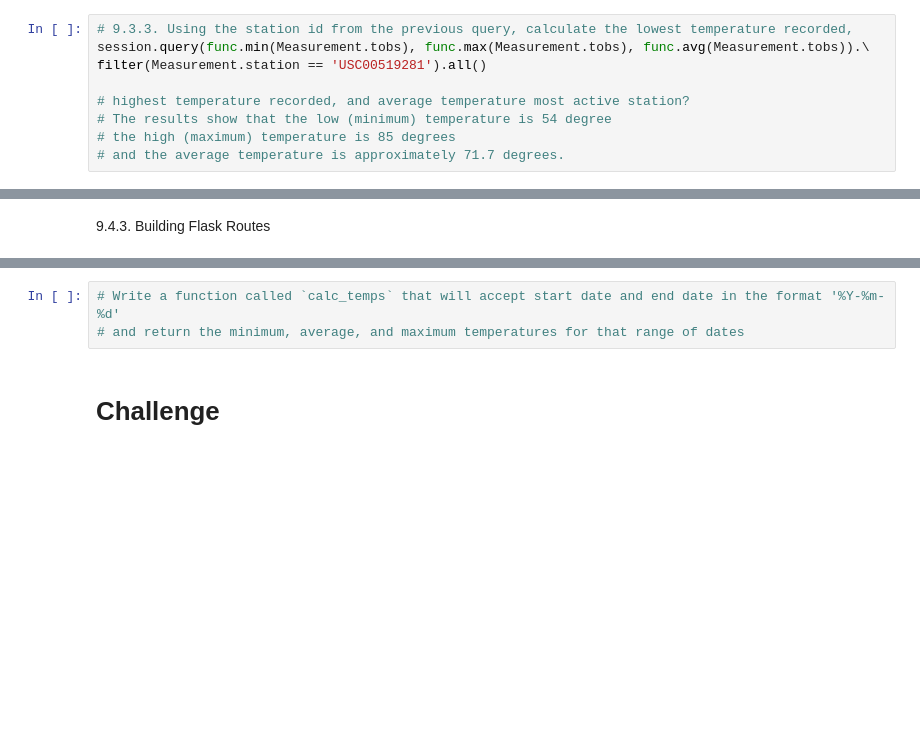
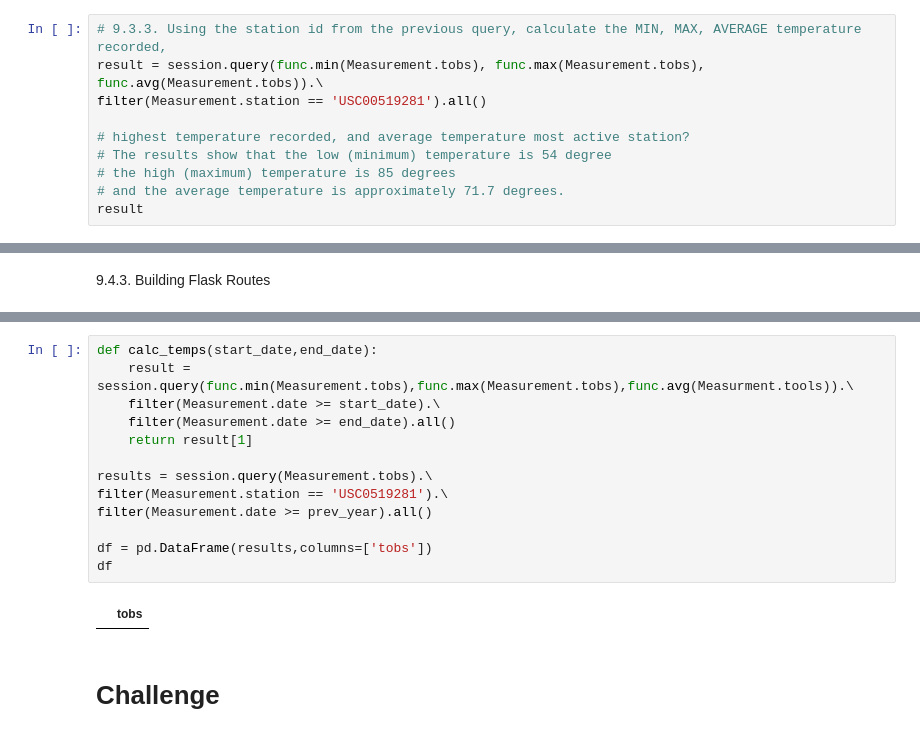
Before and after one commit to achoav/surfs_up, a Jupyter notebook: climate_analysis.ipynb, the cells around one changed output, grey strips where cells are left out. Saved outputs shown, nothing was run; the diff lists cells and outputs as text; blank space fills up the shorter version.

```diff
--- a/climate_analysis.ipynb
+++ b/climate_analysis.ipynb
@@ -154,13 +154,14 @@ group_by(Measurement.station).order_by(func.count(Measurement.station).desc()).a
 # %% [markdown]
 9.3.3. Find Low, High, and Average Temperatures
 # %%
-# 9.3.3. Using the station id from the previous query, calculate the lowest temperature recorded,
-session.query(func.min(Measurement.tobs), func.max(Measurement.tobs), func.avg(Measurement.tobs)).\
+# 9.3.3. Using the station id from the previous query, calculate the MIN, MAX, AVERAGE temperature recorded,
+result = session.query(func.min(Measurement.tobs), func.max(Measurement.tobs), func.avg(Measurement.tobs)).\
 filter(Measurement.station == 'USC00519281').all()
 
 # highest temperature recorded, and average temperature most active station?
 # The results show that the low (minimum) temperature is 54 degree
 # the high (maximum) temperature is 85 degrees
 # and the average temperature is approximately 71.7 degrees.
+result
 # %% [output]
 [(54.0, 85.0, 71.66378066378067)]
@@ -215,5 +222,17 @@ SyntaxError: invalid syntax (<ipython-input-35-ebca9287d596>, line 5)
-# %%
-# Write a function called `calc_temps` that will accept start date and end date in the format '%Y-%m-%d'
-# and return the minimum, average, and maximum temperatures for that range of dates
+# %%
+def calc_temps(start_date,end_date):
+    result = session.query(func.min(Measurement.tobs),func.max(Measurement.tobs),func.avg(Measurment.tools)).\
+    filter(Measurement.date >= start_date).\
+    filter(Measurement.date >= end_date).all()
+    return result[1]
+
+results = session.query(Measurement.tobs).\
+filter(Measurement.station == 'USC0519281').\
+filter(Measurement.date >= prev_year).all()
+
+df = pd.DataFrame(results,columns=['tobs'])
+df
+# %% [output]
+|  | tobs |
 # %% [markdown]
 # Challenge
```
Also changed, not shown: parts of 7 cells of this notebook, 5 other files.
